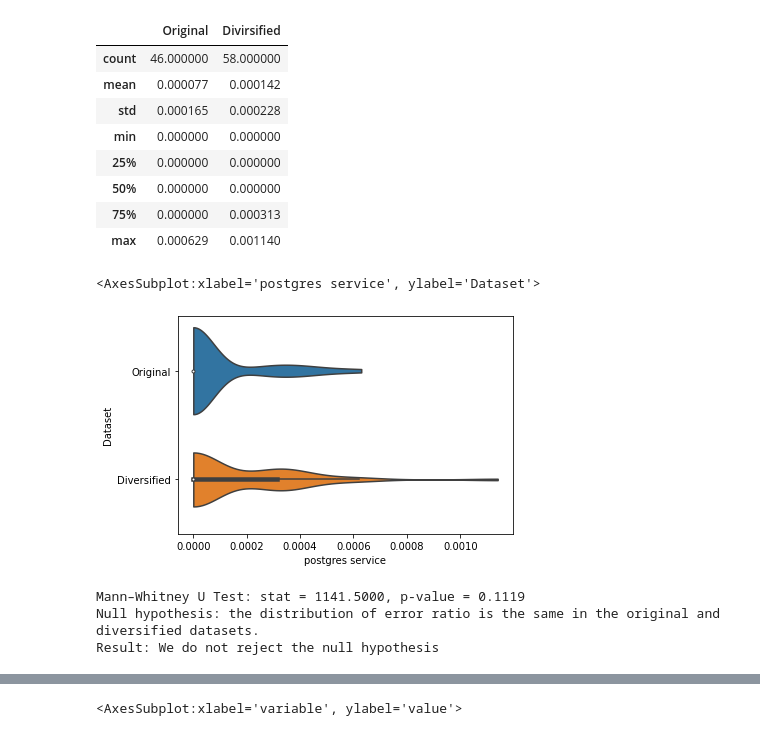
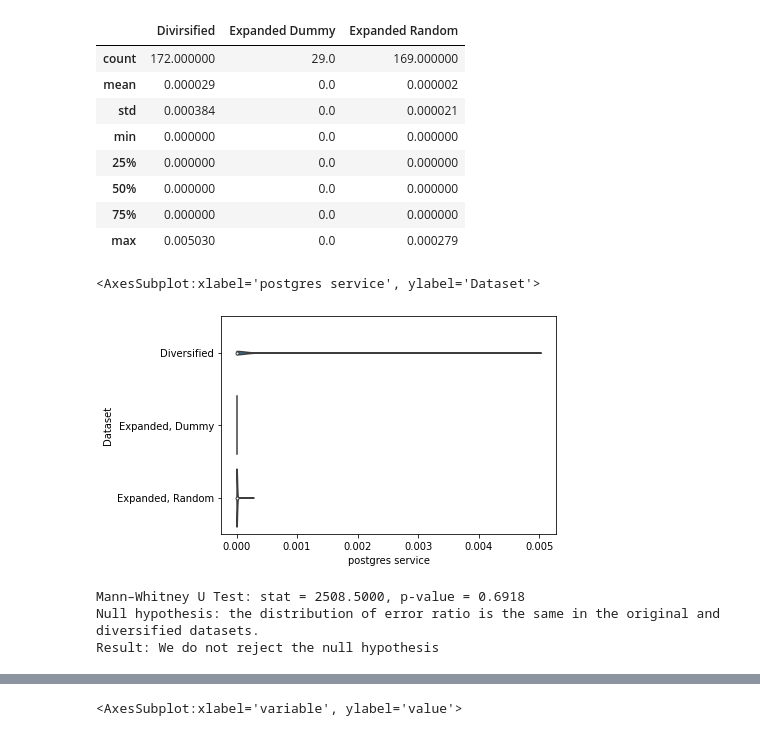
Before and after one commit to fzanart/Socialz, a Jupyter notebook: Data/Results.ipynb, the cells around one changed output, grey strips where cells are left out. Drawn from its saved outputs; the diff is of its cells as text; code cells hidden in the pictures.

Commit message:
Add normal expanded versions, random & dummy. - Update plost and charts

```diff
--- a/Data/Results.ipynb
+++ b/Data/Results.ipynb
@@ -56,31 +40,66 @@ n_latency
+# %%
+# Expanded dummy
+init_time, end_time = '2022-10-27T05:17:51Z','2022-10-27T08:09:56Z'
+e_error_ratio = pd.read_csv('/Users/francisco/Library/CloudStorage/OneDrive-Personal/Uni of Adelaide/Socialz/Socialz/Data/Rsults/Normal_dummy/Error Ratios-data-2022-10-27 09 04 46.csv', skiprows=1)
+e_memory_util = pd.read_csv('/Users/francisco/Library/CloudStorage/OneDrive-Personal/Uni of Adelaide/Socialz/Socialz/Data/Rsults/Normal_dummy/Memory Utilization-data-2022-10-27 09 05 21.csv', skiprows=1)
+e_rps = pd.read_csv('/Users/francisco/Library/CloudStorage/OneDrive-Personal/Uni of Adelaide/Socialz/Socialz/Data/Rsults/Normal_dummy/RPS - Service Requests per Second-data-2022-10-27 09 05 03.csv', skiprows=1)
+e_latency = pd.read_csv('/Users/francisco/Library/CloudStorage/OneDrive-Personal/Uni of Adelaide/Socialz/Socialz/Data/Rsults/Normal_dummy/Workhorse Latency-data-as-seriestocolumns-2022-10-27 09 04 21.csv', skiprows=1)
+e_saturation = pd.read_csv('/Users/francisco/Library/CloudStorage/OneDrive-Personal/Uni of Adelaide/Socialz/Socialz/Data/Rsults/Normal_dummy/Saturation-data-as-seriestocolumns-2022-10-27 09 04 00.csv', skiprows=1)
+
+e_error_ratio = range_data(e_error_ratio, init_time, end_time)
+e_memory_util = range_data(e_memory_util, init_time, end_time)
+e_rps = range_data(e_rps, init_time, end_time)
+e_latency = range_data(e_latency, init_time, end_time)
+e_saturation = range_data(e_saturation, init_time, end_time)
+# %%
+# Expanded Random
+
+init_time, end_time = '2022-10-27T22:53:43Z','2022-10-28T01:42:16Z'
+r_error_ratio = pd.read_csv('/Users/francisco/Library/CloudStorage/OneDrive-Personal/Uni of Adelaide/Socialz/Socialz/Data/Rsults/Normal_random/Error Ratios-data-2022-10-28 01 47 50.csv', skiprows=1)
+r_memory_util = pd.read_csv('/Users/francisco/Library/CloudStorage/OneDrive-Personal/Uni of Adelaide/Socialz/Socialz/Data/Rsults/Normal_random/Memory Utilization-data-2022-10-28 01 48 59.csv', skiprows=1)
+r_rps = pd.read_csv('/Users/francisco/Library/CloudStorage/OneDrive-Personal/Uni of Adelaide/Socialz/Socialz/Data/Rsults/Normal_random/RPS - Service Requests per Second-data-2022-10-28 01 48 10.csv', skiprows=1)
+r_latency = pd.read_csv('/Users/francisco/Library/CloudStorage/OneDrive-Personal/Uni of Adelaide/Socialz/Socialz/Data/Rsults/Normal_random/Workhorse Latency-data-as-seriestocolumns-2022-10-28 01 46 58.csv', skiprows=1)
+r_saturation = pd.read_csv('/Users/francisco/Library/CloudStorage/OneDrive-Personal/Uni of Adelaide/Socialz/Socialz/Data/Rsults/Normal_random/Saturation-data-as-seriestocolumns-2022-10-28 01 47 32.csv', skiprows=1)
+
+r_error_ratio = range_data(r_error_ratio, init_time, end_time)
+r_memory_util = range_data(r_memory_util, init_time, end_time)
+r_rps = range_data(r_rps, init_time, end_time)
+r_latency = range_data(r_latency, init_time, end_time)
+r_saturation = range_data(r_saturation, init_time, end_time)
 # %%
-error_ratio = pd.concat([n_error_ratio['postgres service'].describe(), d_error_ratio['postgres service'].describe()], axis=1)
-error_ratio.columns= ['Original', 'Divirsified']
+error_ratio = pd.concat([d_error_ratio['postgres service'].describe(), e_error_ratio['postgres service'].describe(), r_error_ratio['postgres service'].describe()], axis=1)
+error_ratio.columns= ['Divirsified', 'Expanded Dummy', 'Expanded Random']
 error_ratio
 # %% [output]
-|  | Original | Divirsified |
-| count | 46.000000 | 58.000000 |
-| mean | 0.000077 | 0.000142 |
-| std | 0.000165 | 0.000228 |
-| min | 0.000000 | 0.000000 |
-| 25% | 0.000000 | 0.000000 |
-| 50% | 0.000000 | 0.000000 |
-| 75% | 0.000000 | 0.000313 |
-| max | 0.000629 | 0.001140 |
+|  | Divirsified | Expanded Dummy | Expanded Random |
+| count | 172.000000 | 29.0 | 169.000000 |
+| mean | 0.000029 | 0.0 | 0.000002 |
+| std | 0.000384 | 0.0 | 0.000021 |
+| min | 0.000000 | 0.0 | 0.000000 |
+| 25% | 0.000000 | 0.0 | 0.000000 |
+| 50% | 0.000000 | 0.0 | 0.000000 |
+| 75% | 0.000000 | 0.0 | 0.000000 |
+| max | 0.005030 | 0.0 | 0.000279 |
 # %%
-d_error_ratio.drop('gitlab-workhorse service',axis=1 ,inplace=True)
+# Error ratio:
+# Drop column gitlab-workhorse service, add column 'Dataset' to diferenciate experiments.
+
+#d_error_ratio.drop('gitlab-workhorse service',axis=1 ,inplace=True)
 d_error_ratio['Dataset'] = 'Diversified'
 
-n_error_ratio.drop('gitlab-workhorse service',axis=1 ,inplace=True)
-n_error_ratio['Dataset'] = 'Original'
+# n_error_ratio.drop('gitlab-workhorse service',axis=1 ,inplace=True)
+# n_error_ratio['Dataset'] = 'Original'
 
-data = pd.concat([n_error_ratio, d_error_ratio])
+e_error_ratio['Dataset'] = 'Expanded, Dummy'
+r_error_ratio['Dataset'] = 'Expanded, Random'
+
+data = pd.concat([n_error_ratio, d_error_ratio, e_error_ratio, r_error_ratio])
 sns.violinplot(x='postgres service', y='Dataset', data=data, cut=0)
 # %% [output]
 <AxesSubplot:xlabel='postgres service', ylabel='Dataset'>
-[figure, old version]
+[figure, new version]
 # %%
-stat, p_value = mannwhitneyu(n_error_ratio['postgres service'], d_error_ratio['postgres service'])
+stat, p_value = mannwhitneyu(d_error_ratio['postgres service'], e_error_ratio['postgres service'])
 print(f'Mann–Whitney U Test: stat = {stat:.4f}, p-value = {p_value:.4f}')
 print('Null hypothesis: the distribution of error ratio is the same in the original and diversified datasets.')
 if p_value > 0.05:
@@ -90,6 +109,6 @@ else:
     #'Different distribution, (reject H0)'
     print('Result: We reject the null hypothesis')
 # %% [output]
-Mann–Whitney U Test: stat = 1141.5000, p-value = 0.1119
+Mann–Whitney U Test: stat = 2508.5000, p-value = 0.6918
 Null hypothesis: the distribution of error ratio is the same in the original and diversified datasets.
 Result: We do not reject the null hypothesis
```
Also changed, not shown: parts of 25 cells of this notebook.
